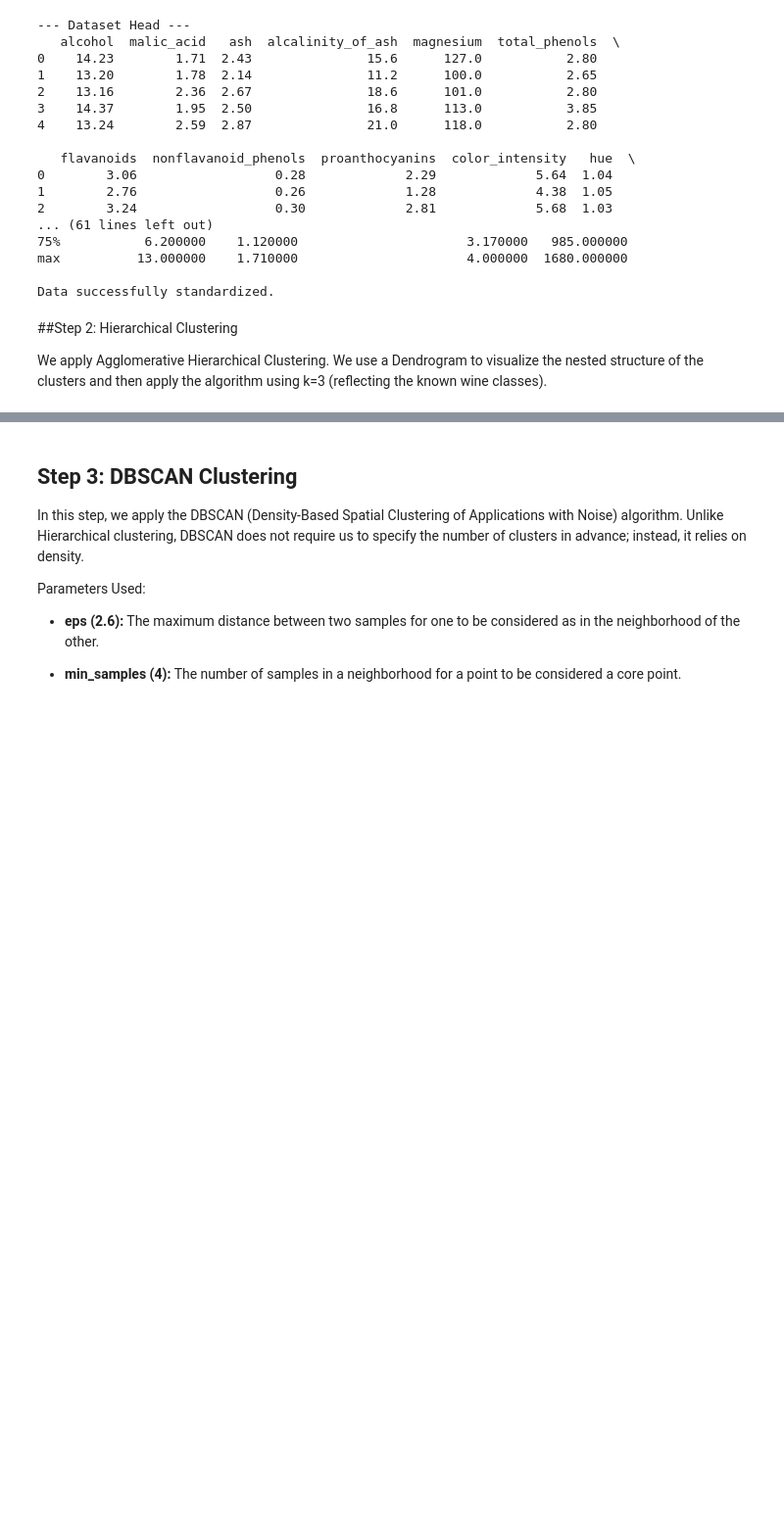
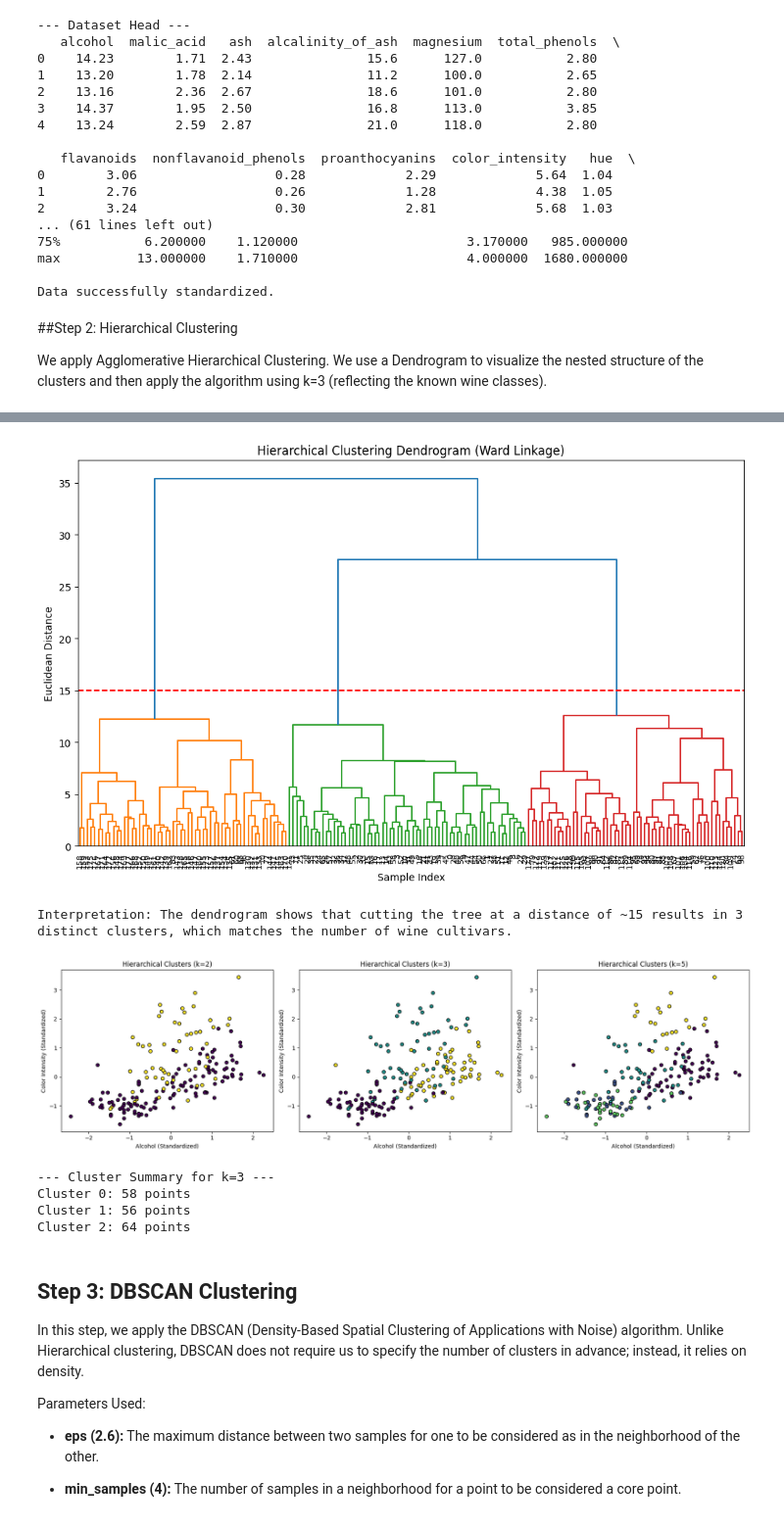
Before and after one commit to ovi-saha/MSCS_634_Lab_5, a Jupyter notebook: MSCS_634_Lab_5.ipynb, the cells around one changed output, grey strips where cells are left out. Shown at 98% size. Saved outputs shown, nothing was run; the diff lists cells and outputs as text; code cells hidden in the pictures; blank space fills up the shorter version.

```diff
--- a/MSCS_634_Lab_5.ipynb
+++ b/MSCS_634_Lab_5.ipynb
@@ -88,3 +61,61 @@ plt.show()
+# %%
+# --- Step 2: Hierarchical Clustering ---
+
+# 1. Generate and Interpret a Dendrogram
+# We use 'ward' linkage as it minimizes the variance within clusters
+Z = linkage(scaled_data, method='ward')
+
+plt.figure(figsize=(12, 7))
+plt.title("Hierarchical Clustering Dendrogram (Ward Linkage)")
+plt.xlabel("Sample Index")
+plt.ylabel("Euclidean Distance")
+
+# Plotting the dendrogram
+# The vertical height of the horizontal lines represents the distance between merged clusters
+dendrogram(Z, leaf_rotation=90., leaf_font_size=8.)
+
+# A horizontal line at height 15 shows the cut-off for 3 clusters
+plt.axhline(y=15, color='r', linestyle='--')
+plt.show()
+
+print("Interpretation: The dendrogram shows that cutting the tree at a distance of ~15 "
+      "results in 3 distinct clusters, which matches the number of wine cultivars.")
+
+# 2. Test Different Values for n_clusters and Visualize
+# We will test k=2, k=3, and k=5 to observe how cluster boundaries shift
+k_values = [2, 3, 5]
+fig, axes = plt.subplots(1, 3, figsize=(18, 5))
+
+for i, k in enumerate(k_values):
+    # Apply Agglomerative Clustering
+    hc = AgglomerativeClustering(n_clusters=k, metric='euclidean', linkage='ward')
+    labels = hc.fit_predict(scaled_data)
+
+    # Visualize using Alcohol (index 0) and Color Intensity (index 9)
+    axes[i].scatter(scaled_data[:, 0], scaled_data[:, 9], c=labels, cmap='viridis', edgecolors='k')
+    axes[i].set_title(f"Hierarchical Clusters (k={k})")
+    axes[i].set_xlabel("Alcohol (Standardized)")
+    axes[i].set_ylabel("Color Intensity (Standardized)")
+
+plt.tight_layout()
+plt.show()
+
+# 3. Final Model Evaluation (using k=3)
+hc_final = AgglomerativeClustering(n_clusters=3, metric='euclidean', linkage='ward')
+hc_labels = hc_final.fit_predict(scaled_data)
+
+unique, counts = np.unique(hc_labels, return_counts=True)
+print("\n--- Cluster Summary for k=3 ---")
+for label, count in zip(unique, counts):
+    print(f"Cluster {label}: {count} points")
+# %% [output]
+[figure, added]
+Interpretation: The dendrogram shows that cutting the tree at a distance of ~15 results in 3 distinct clusters, which matches the number of wine cultivars.
+[figure, added]
+--- Cluster Summary for k=3 ---
+Cluster 0: 58 points
+Cluster 1: 56 points
+Cluster 2: 64 points
 # %% [markdown]
 ## Step 3: DBSCAN Clustering
 In this step, we apply the DBSCAN (Density-Based Spatial Clustering of Applications with Noise) algorithm. Unlike Hierarchical clustering, DBSCAN does not require us to specify the number of clusters in advance; instead, it relies on density.
```
Also changed, not shown: parts of 2 cells of this notebook.
